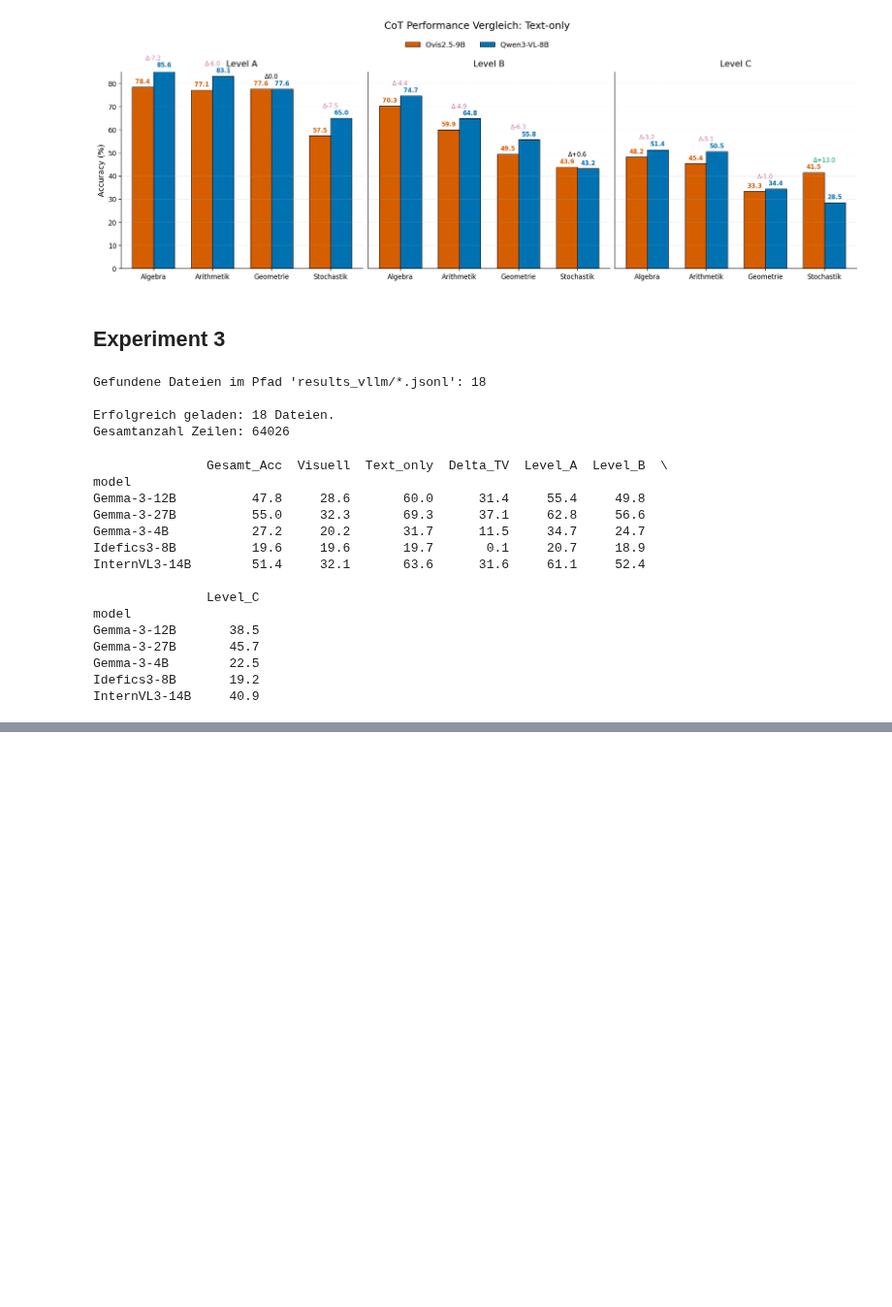
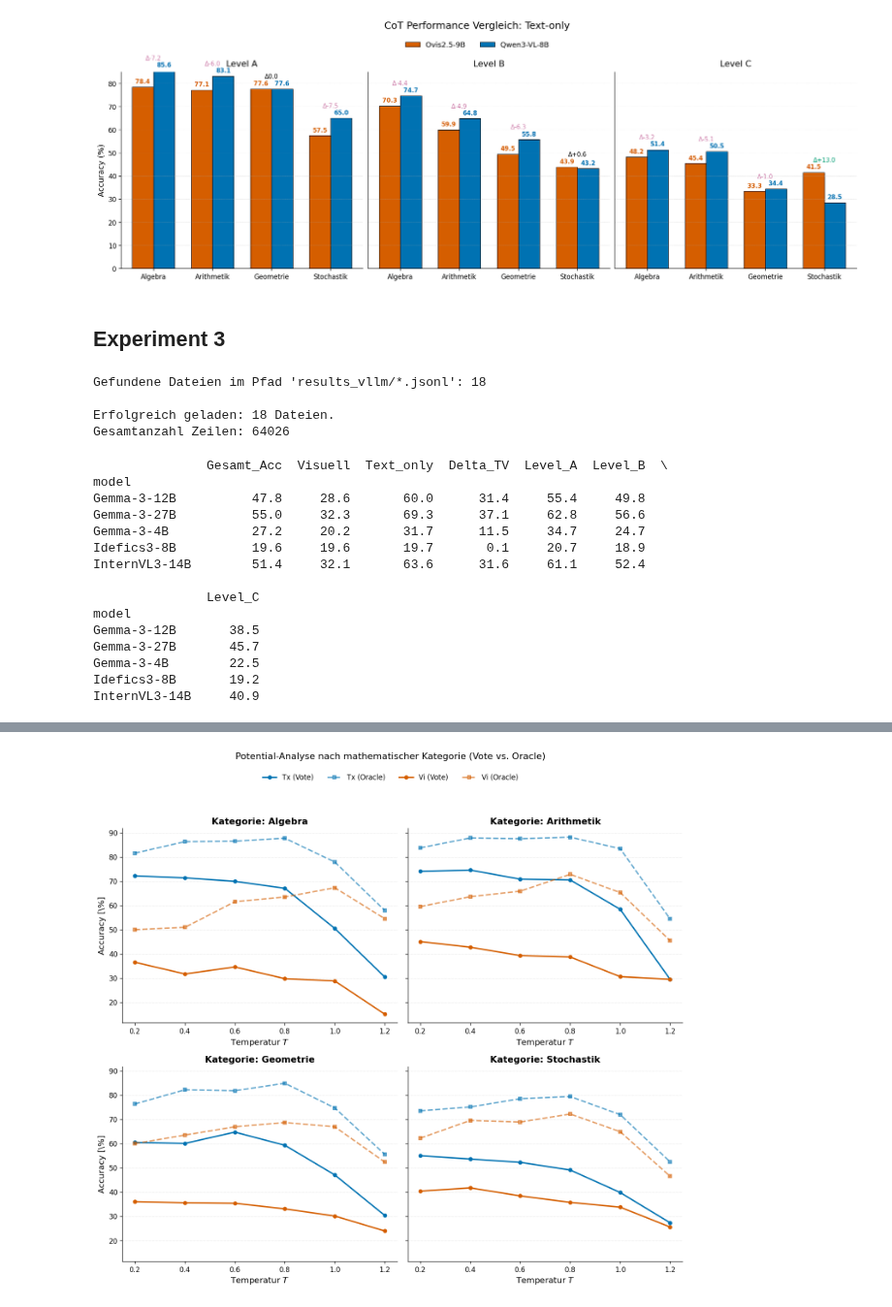
Before and after one commit to hugson-d/studienarbeit_vlm_dfki, a Jupyter notebook: eval_results.ipynb, the cells around one changed output, grey strips where cells are left out. Shown at 97% size. Cells and saved outputs as stored; diff of their text form; code cells hidden in the pictures; blank space fills up the shorter version.

```diff
--- a/eval_results.ipynb
+++ b/eval_results.ipynb
@@ -1800,0 +2764,86 @@ results_pivot.to_clipboard()
+# %%
+import matplotlib.pyplot as plt
+import matplotlib as mpl
+import pandas as pd
+import numpy as np
+
+# -------------------------
+# Hilfsfunktionen & Style
+# -------------------------
+def check_oracle(row):
+    dist = row.get('vote_distribution')
+    if not isinstance(dist, dict):
+        return False
+    return row['ground_truth'] in dist
+
+# -------------------------
+# Plot Funktion: Potential nach Kategorien
+# -------------------------
+def plot_potential_comparison_category_paper(df, save_path=None):
+    set_paper_style(base_font=11)
+
+    df = df.copy()
+    # Datenreinigung
+    df['temperature'] = pd.to_numeric(df['temperature'], errors='coerce')
+    df['is_oracle_correct'] = df.apply(check_oracle, axis=1)
+
+    # "unknown" ausschließen und NAs entfernen
+    if 'math_category' in df.columns:
+        df = df[df['math_category'].notna()]
+        df = df[df['math_category'].astype(str).str.lower() != "unknown"]
+
+    # Kategorien festlegen
+    preferred_cats = ["Algebra", "Arithmetik", "Geometrie", "Stochastik"]
+    cats = _ordered_values(df['math_category'].unique().tolist(), preferred_cats)
+
+    # Layout: 2x2 Grid für 4 Kategorien
+    fig, axes = plt.subplots(2, 2, figsize=(12, 10), sharey=True)
+    axes_flat = axes.flatten()
+
+    for i, cat in enumerate(cats):
+        if i >= len(axes_flat): break
+        ax = axes_flat[i]
+        subset_cat = df[df['math_category'] == cat]
+
+        for is_tx, label_mod, color in [(True, "Tx", OKABE_ITO["blue"]),
+                                         (False, "Vi", OKABE_ITO["orange"])]:
+
+            mod_data = subset_cat[subset_cat['is_text_only'] == is_tx]
+            if mod_data.empty: continue
+
+            data = mod_data.groupby('temperature').agg({
+                'is_correct': lambda s: 100.0 * s.mean(),
+                'is_oracle_correct': lambda s: 100.0 * s.mean()
+            }).sort_index()
+
+            # Plots
+            ax.plot(data.index, data['is_correct'], marker='o', color=color,
+                    label=f"{label_mod} (Vote)", markersize=5)
+            ax.plot(data.index, data['is_oracle_correct'], marker='s', linestyle='--', color=color,
+                    alpha=0.6, label=f"{label_mod} (Oracle)", markersize=5)
+
+        ax.set_title(f"Kategorie: {cat}", fontweight='bold')
+        ax.set_xlabel(r"Temperatur $T$")
+        ax.set_xticks([0.2, 0.4, 0.6, 0.8, 1.0, 1.2])
+        style_cartesian_ax(ax)
+
+    # Achsenbeschriftung nur links
+    for ax in axes[:, 0]:
+        ax.set_ylabel(r"Accuracy [\%]")
+
+    # Legende
+    handles, labels = axes_flat[0].get_legend_handles_labels()
+    fig.legend(handles, labels, loc='upper center', bbox_to_anchor=(0.5, 1.05),
+               ncol=4, frameon=False)
+
+    fig.suptitle(r"Potential-Analyse nach mathematischer Kategorie (Vote vs. Oracle)", y=1.08)
+    plt.tight_layout()
+
+    if save_path:
+        plt.savefig(save_path)
+    plt.show()
+
+# Aufruf
+plot_potential_comparison_category_paper(df4)
+# %% [output]
+[figure, added]
```
Also changed, not shown: parts of 18 cells of this notebook, 26 other files.
